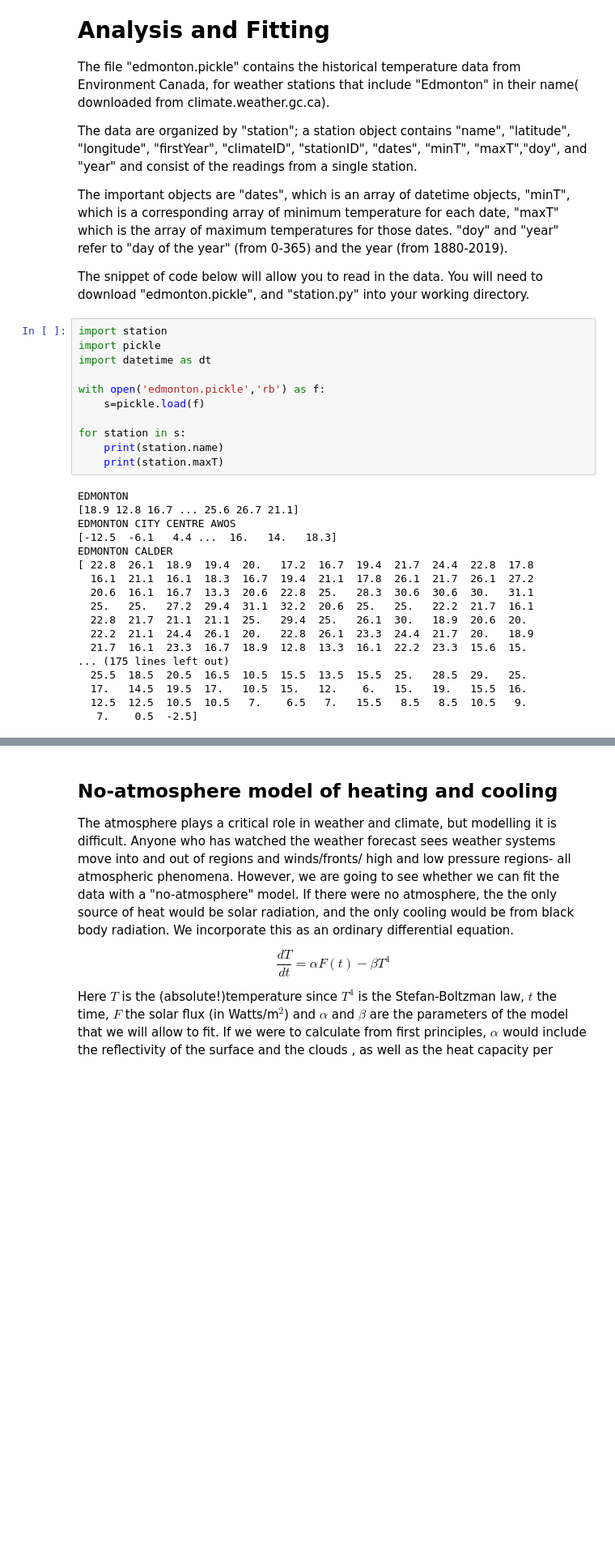
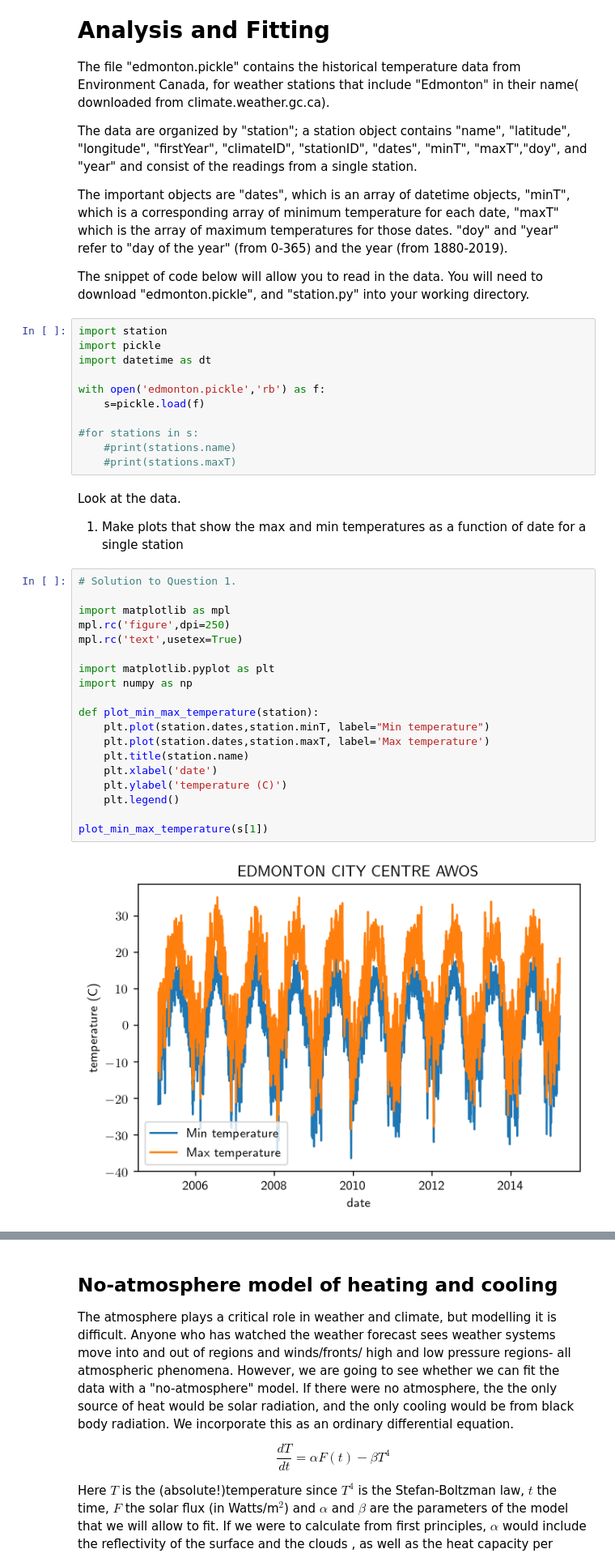
Before and after one commit to hanzhihua1/phys-420, a Jupyter notebook: Assignments/Finished/Assignment 3 Data and Fitting.ipynb, the cells around one changed output, grey strips where cells are left out. Shown: that part at 81% size. Drawn from its saved outputs; the diff is of its cells as text; blank space fills up the shorter version.

```diff
--- a/Assignments/Finished/Assignment 3 Data and Fitting.ipynb
+++ b/Assignments/Finished/Assignment 3 Data and Fitting.ipynb
@@ -16,24 +16,31 @@ import datetime as dt
 with open('edmonton.pickle','rb') as f:
     s=pickle.load(f)
 
-for station in s:
-    print(station.name)
-    print(station.maxT)
+#for stations in s:
+    #print(stations.name)
+    #print(stations.maxT)
-# %% [output]
-EDMONTON
-[18.9 12.8 16.7 ... 25.6 26.7 21.1]
-EDMONTON CITY CENTRE AWOS
-[-12.5  -6.1   4.4 ...  16.   14.   18.3]
-EDMONTON CALDER
-[ 22.8  26.1  18.9  19.4  20.   17.2  16.7  19.4  21.7  24.4  22.8  17.8
-  16.1  21.1  16.1  18.3  16.7  19.4  21.1  17.8  26.1  21.7  26.1  27.2
-  20.6  16.1  16.7  13.3  20.6  22.8  25.   28.3  30.6  30.6  30.   31.1
-  25.   25.   27.2  29.4  31.1  32.2  20.6  25.   25.   22.2  21.7  16.1
-  22.8  21.7  21.1  21.1  25.   29.4  25.   26.1  30.   18.9  20.6  20.
-  22.2  21.1  24.4  26.1  20.   22.8  26.1  23.3  24.4  21.7  20.   18.9
-  21.7  16.1  23.3  16.7  18.9  12.8  13.3  16.1  22.2  23.3  15.6  15.
-... (175 lines left out)
-  25.5  18.5  20.5  16.5  10.5  15.5  13.5  15.5  25.   28.5  29.   25.
-  17.   14.5  19.5  17.   10.5  15.   12.    6.   15.   19.   15.5  16.
-  12.5  12.5  10.5  10.5   7.    6.5   7.   15.5   8.5   8.5  10.5   9.
-   7.    0.5  -2.5]
+# %% [markdown]
+Look at the data.
+
+1.  Make plots that show the max and min temperatures as a function of date for a single station
+# %%
+# Solution to Question 1.
+
+import matplotlib as mpl
+mpl.rc('figure',dpi=250)
+mpl.rc('text',usetex=True)
+
+import matplotlib.pyplot as plt
+import numpy as np
+
+def plot_min_max_temperature(station):
+    plt.plot(station.dates,station.minT, label="Min temperature")
+    plt.plot(station.dates,station.maxT, label='Max temperature')
+    plt.title(station.name)
+    plt.xlabel('date')
+    plt.ylabel('temperature (C)')
+    plt.legend()
+
+plot_min_max_temperature(s[1])
+# %% [output]
+[figure, added]
```
Also changed, not shown: parts of 19 cells of this notebook, 5 other files.
